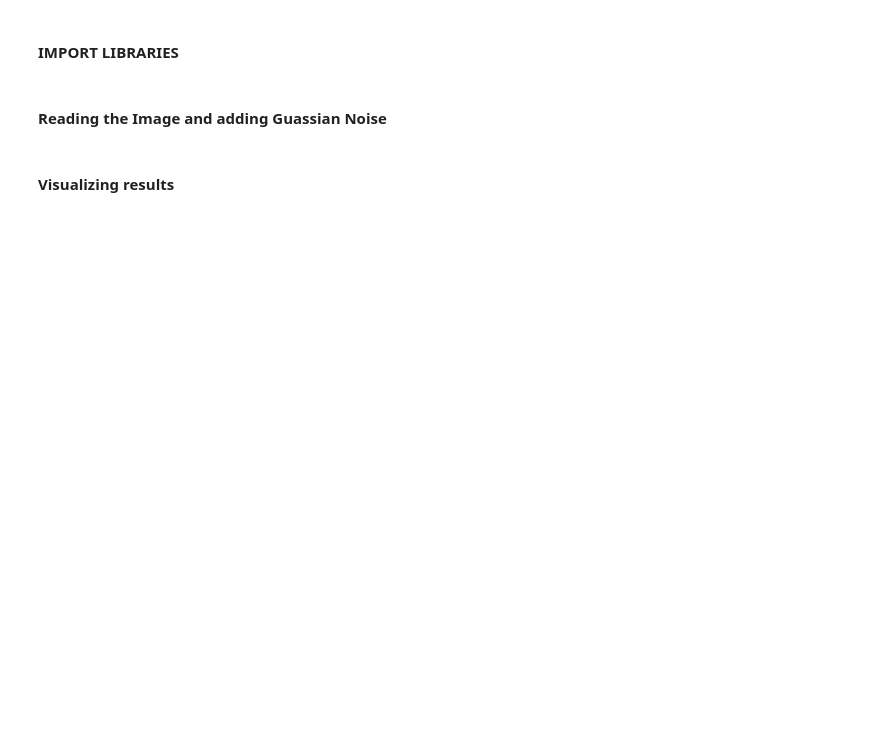
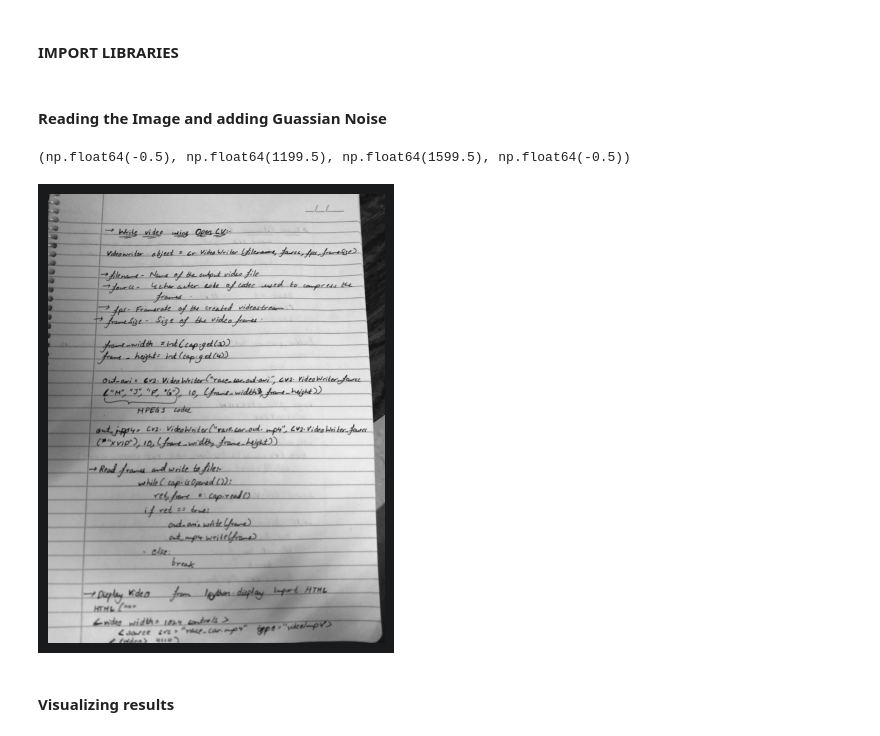
Before and after one commit to netbhargav8/OPENCV_SUBMISSIONS, a Jupyter notebook: Q4/Noise and Filtering.ipynb, the cells around one changed output. Drawn from its saved outputs; the diff is of its cells as text; code cells hidden in the pictures; blank space fills up the shorter version.

```diff
--- a/Q4/Noise and Filtering.ipynb
+++ b/Q4/Noise and Filtering.ipynb
@@ -9,23 +10,30 @@ import matplotlib.pyplot as plt
 # %% [markdown]
 #### **Reading the Image and adding Guassian Noise**
 # %%
-img_txt = cv2.imread("my_image_high.jpg", cv2.IMREAD_GRAYSCALE)
-
+img_txt = cv2.imread("img.jpg", cv2.IMREAD_GRAYSCALE)
+org_image = cv2.imread("img.jpg",cv2.IMREAD_GRAYSCALE)
 
 h, w = img_txt.shape[:2]
 
 img_txt = cv2.resize(img_txt, (1000, int(h * (1000 / w))))
 
 #Add Guassian Noise(mean =0, sigma =25)
 np.random.seed(42)
-noise = np.random.normal(0,100,img_txt.shape).astype(np.float32)
+noise = np.random.normal(0,25,img_txt.shape).astype(np.float32)
 noisy_img = np.clip(img_txt.astype(np.float32) + noise, 0, 255).astype(np.uint8)
 
 #ApplyFilters
 blur_mean = cv2.blur(noisy_img, (7,7))
 blur_gaussian = cv2.GaussianBlur(noisy_img, (7,7), 0)
 blur_median = cv2.medianBlur(noisy_img, 7)
 blur_bilateral = cv2.bilateralFilter(noisy_img,7,75,75)
+
+#Showing the original image
+plt.figure(figsize=(20,10))
+plt.subplot(141);plt.imshow(org_image,cmap="gray");plt.axis('off')
+# %% [output]
+(np.float64(-0.5), np.float64(1199.5), np.float64(1599.5), np.float64(-0.5))
+[figure, added]
 # %% [markdown]
 ####  **Visualizing results**
 # %%
```
Also changed, not shown: parts of 3 cells of this notebook, 4 other files.
